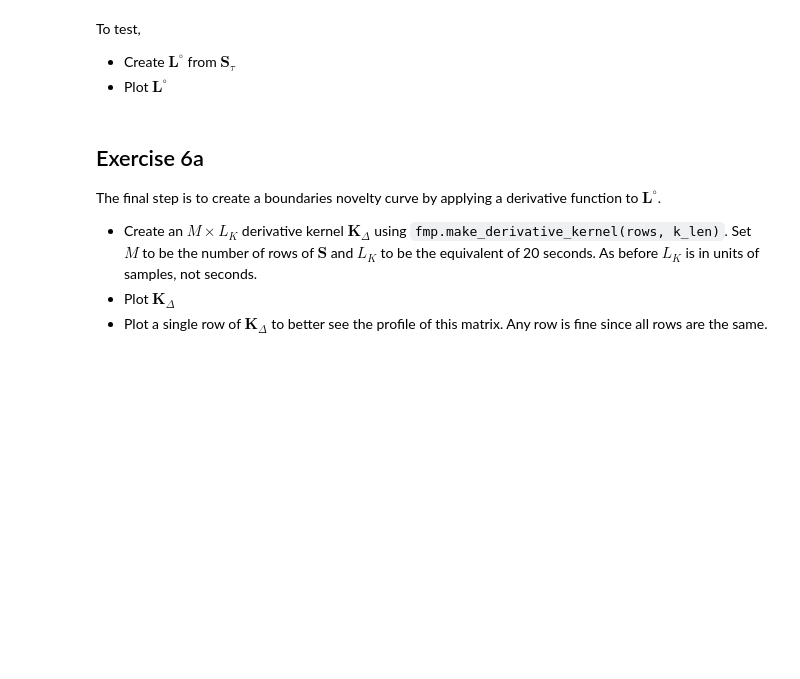
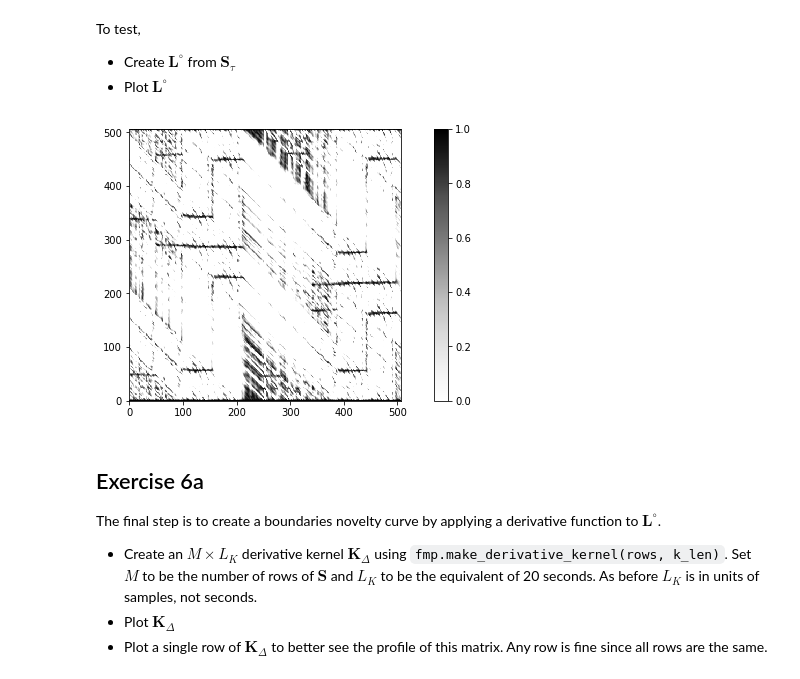
Before and after one commit to jmftrindade/digital_music_processing, a Jupyter notebook: 7_struct/pset7.ipynb, the cells around one changed output. Drawn from its saved outputs; the diff is of its cells as text; code cells hidden in the pictures; blank space fills up the shorter version.

```diff
--- a/7_struct/pset7.ipynb
+++ b/7_struct/pset7.ipynb
@@ -248,3 +245,13 @@ def create_lag_matrix(ssm):
+# %%
+def create_lag_matrix(ssm):
+    L = np.zeros(ssm.shape)
+    N = L.shape[0]
+
+    for l in range(N):
+        for n in range(N):
+            L[l,n] = ssm[(n+l)%N,n]
+
+    return L
 # %% [markdown]
 To test,
 - Create $\mathbf{L}^{\circ}$ from $\mathbf{S}_{\tau}$
@@ -254,3 +259,15 @@ lag = ...
+# %%
+lag = create_lag_matrix(ssm_t)
+plt.imshow(lag2, origin='lower', cmap='Greys')
+plt.colorbar()
+plt.show()
+
+# lag2 = fmp.make_lag_matrix(ssm_t)
+# plt.imshow(lag2, origin='lower', cmap='Greys')
+# plt.colorbar()
+# plt.show()
+# %% [output]
+[figure, added]
 # %% [markdown]
 ## Exercise 6a
 
```
Also changed, not shown: parts of 3 cells of this notebook.
